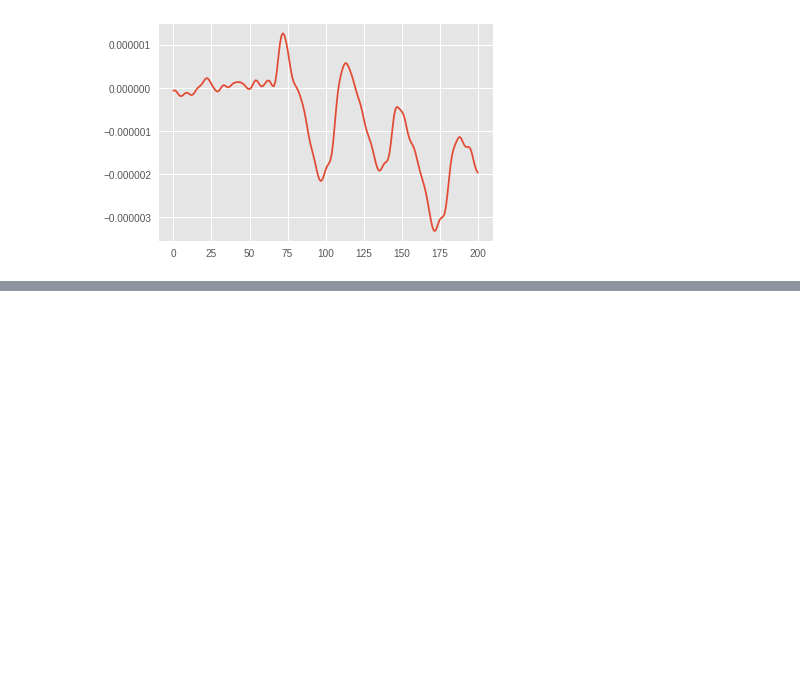
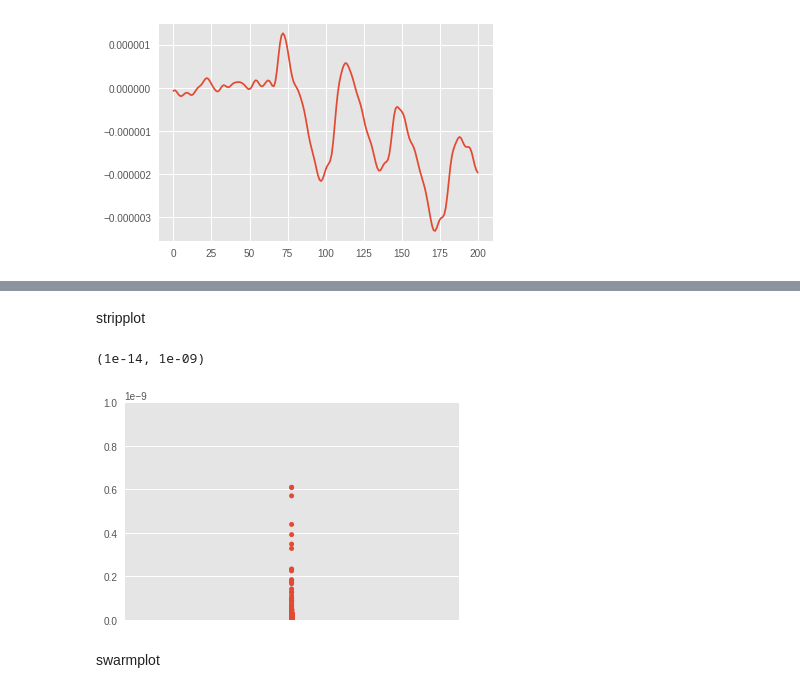
Before and after one commit to MascittiJA/CienciaDatos, a Jupyter notebook: TP2/segundo-intento.ipynb, the cells around one changed output, grey strips where cells are left out. Saved outputs shown, nothing was run; the diff lists cells and outputs as text; code cells hidden in the pictures; blank space fills up the shorter version.

```diff
--- a/TP2/segundo-intento.ipynb
+++ b/TP2/segundo-intento.ipynb
@@ -140,0 +179,21 @@ plt.sow()
+# %%
+pows = []
+pacientes = [1]
+for elect in welchs_by_elect_and_epoch:
+    for epoch in elect:
+        for welch in range(len(epoch[0])):
+            if (epoch[0, welch] >= 8) and (epoch[0, welch] < 13):
+                freqs.append(epoch[0, welch])
+                pows.append(epoch[1, welch])
+# %% [markdown]
+stripplot
+# %%
+ax =sns.stripplot(y=pows)
+ax.set_autoscaley_on(True)
+ax.set_ylim(1e-14,1e-9)
+#pows
+# %% [output]
+(1e-14, 1e-09)
+[figure, added]
+# %% [markdown]
+swarmplot
```
Also changed, not shown: parts of 18 cells of this notebook.
